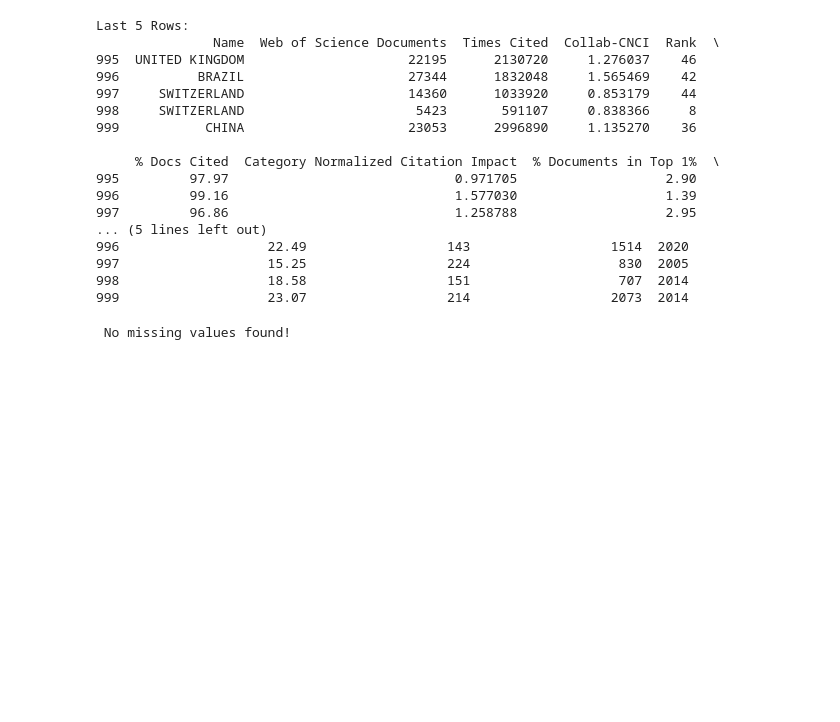
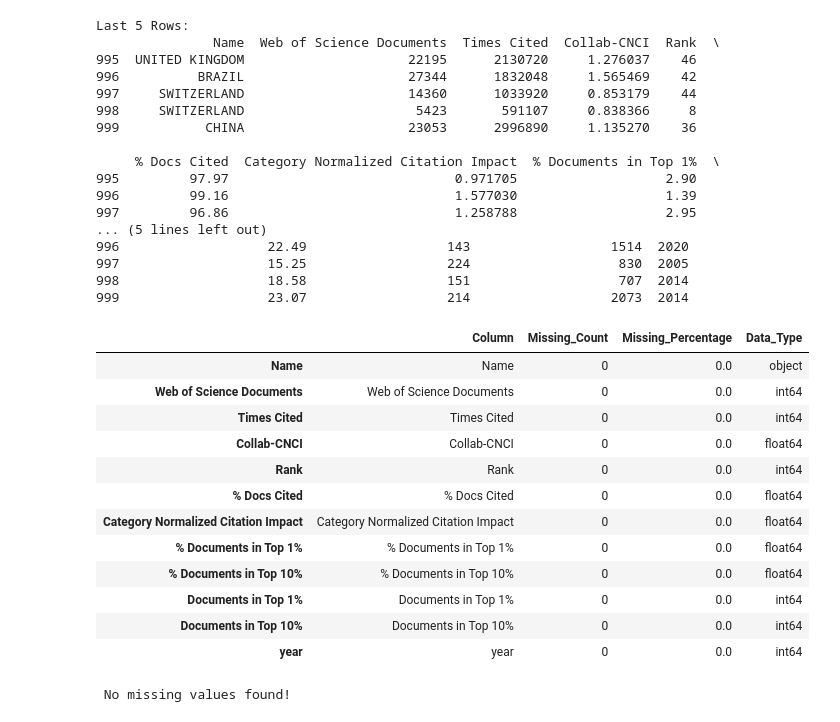
Before and after one commit to Darunesh1/Data-Narrative, a Jupyter notebook: basic_EDA.ipynb, the cells around one changed output. Saved outputs shown, nothing was run; the diff lists cells and outputs as text; code cells hidden in the pictures; blank space fills up the shorter version.

```diff
--- a/basic_EDA.ipynb
+++ b/basic_EDA.ipynb
@@ -133,6 +133,22 @@ missing_data = pd.DataFrame({
     'Missing_Percentage': (df.isnull().sum() / len(df) * 100).round(2),
     'Data_Type': df.dtypes
 })
+# %%
+missing_data
+# %% [output]
+|  | Column | Missing_Count | Missing_Percentage | Data_Type |
+| Name | Name | 0 | 0.0 | object |
+| Web of Science Documents | Web of Science Documents | 0 | 0.0 | int64 |
+| Times Cited | Times Cited | 0 | 0.0 | int64 |
+| Collab-CNCI | Collab-CNCI | 0 | 0.0 | float64 |
+| Rank | Rank | 0 | 0.0 | int64 |
+| % Docs Cited | % Docs Cited | 0 | 0.0 | float64 |
+| Category Normalized Citation Impact | Category Normalized Citation Impact | 0 | 0.0 | float64 |
+| % Documents in Top 1% | % Documents in Top 1% | 0 | 0.0 | float64 |
+| % Documents in Top 10% | % Documents in Top 10% | 0 | 0.0 | float64 |
+| Documents in Top 1% | Documents in Top 1% | 0 | 0.0 | int64 |
+| Documents in Top 10% | Documents in Top 10% | 0 | 0.0 | int64 |
+| year | year | 0 | 0.0 | int64 |
 # %%
 missing_data = missing_data[missing_data['Missing_Count'] > 0].sort_values('Missing_Percentage', ascending=False)
 # %%
```
Also changed, not shown: parts of 2 cells of this notebook, 1 other file.
